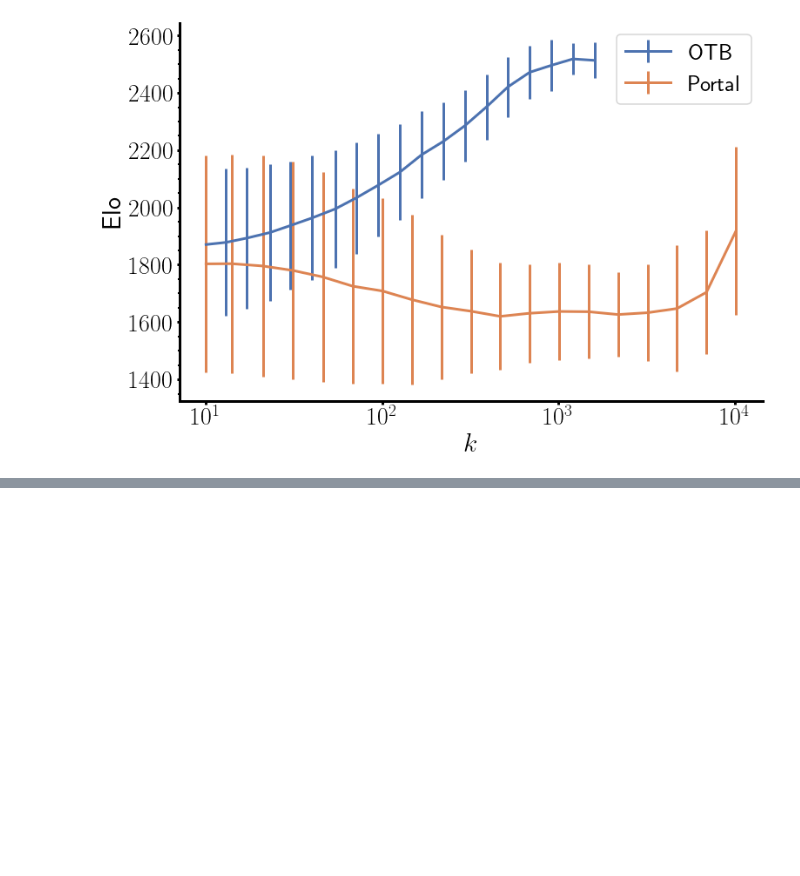
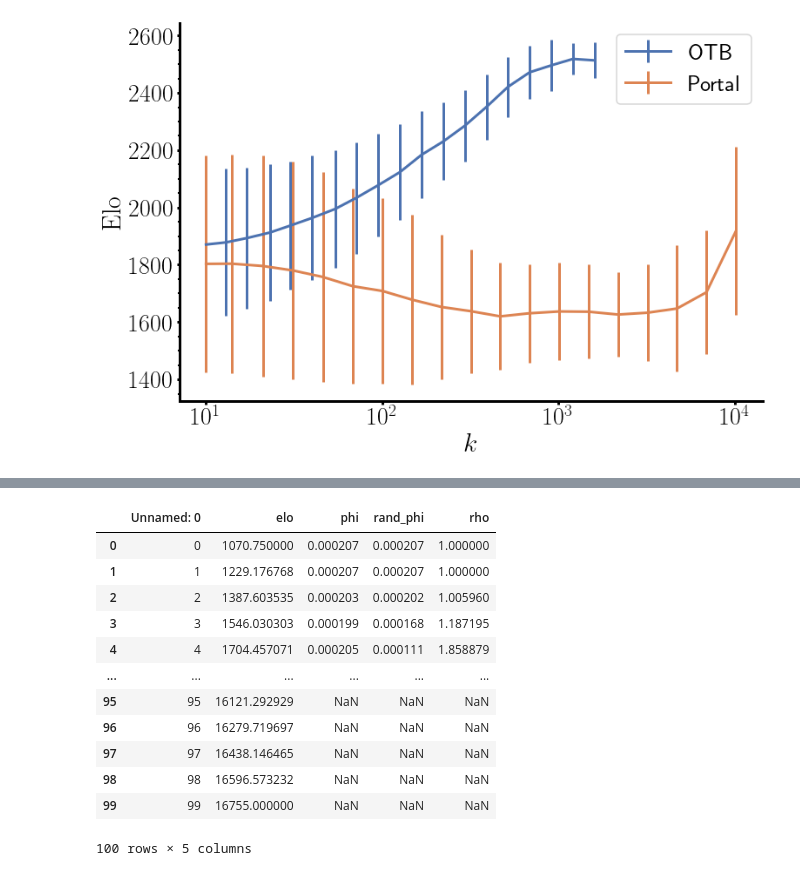
Before and after one commit to nahuelalmeira/chess, a Jupyter notebook: notebooks/figura4.ipynb, the cells around one changed output, grey strips where cells are left out. Cells and saved outputs as stored; diff of their text form; code cells hidden in the pictures; blank space fills up the shorter version.

```diff
--- a/notebooks/figura4.ipynb
+++ b/notebooks/figura4.ipynb
@@ -41,0 +155,16 @@ plt.show()
+# %%
+df
+# %% [output]
+|  | Unnamed: 0 | elo | phi | rand_phi | rho |
+| 0 | 0 | 1070.750000 | 0.000207 | 0.000207 | 1.000000 |
+| 1 | 1 | 1229.176768 | 0.000207 | 0.000207 | 1.000000 |
+| 2 | 2 | 1387.603535 | 0.000203 | 0.000202 | 1.005960 |
+| 3 | 3 | 1546.030303 | 0.000199 | 0.000168 | 1.187195 |
+| 4 | 4 | 1704.457071 | 0.000205 | 0.000111 | 1.858879 |
+| ... | ... | ... | ... | ... | ... |
+| 95 | 95 | 16121.292929 | NaN | NaN | NaN |
+| 96 | 96 | 16279.719697 | NaN | NaN | NaN |
+| 97 | 97 | 16438.146465 | NaN | NaN | NaN |
+| 98 | 98 | 16596.573232 | NaN | NaN | NaN |
+| 99 | 99 | 16755.000000 | NaN | NaN | NaN |
+100 rows × 5 columns
```
Also changed, not shown: parts of 9 cells of this notebook, 5 other files.
